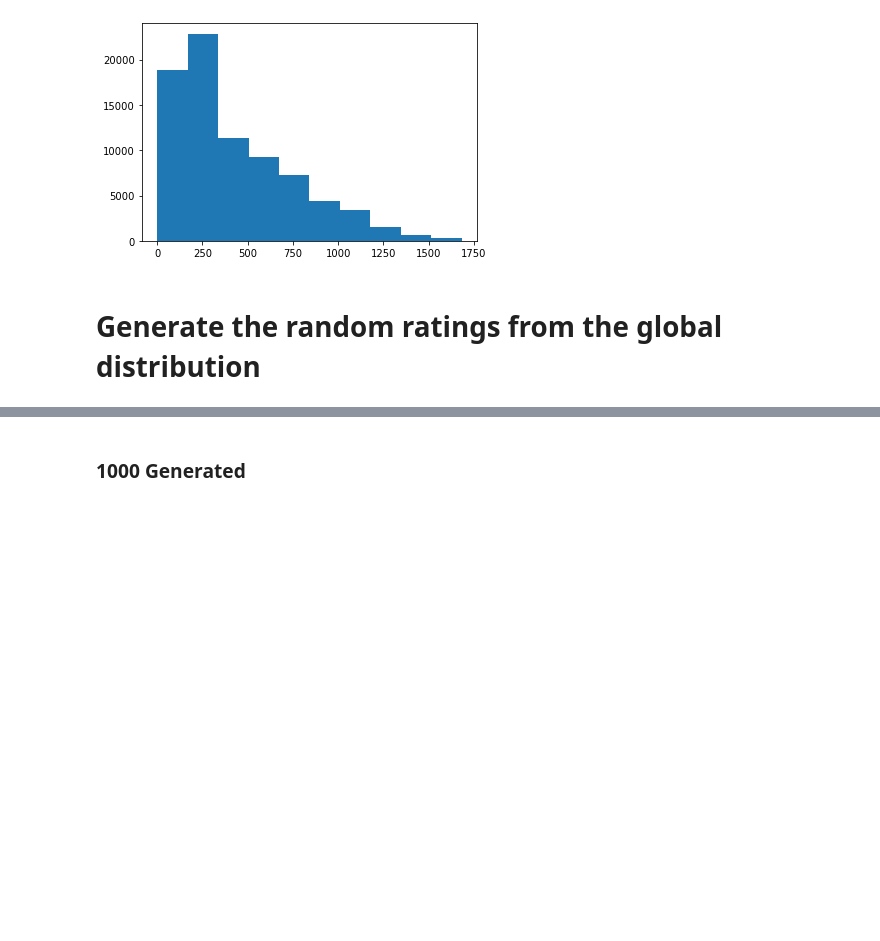
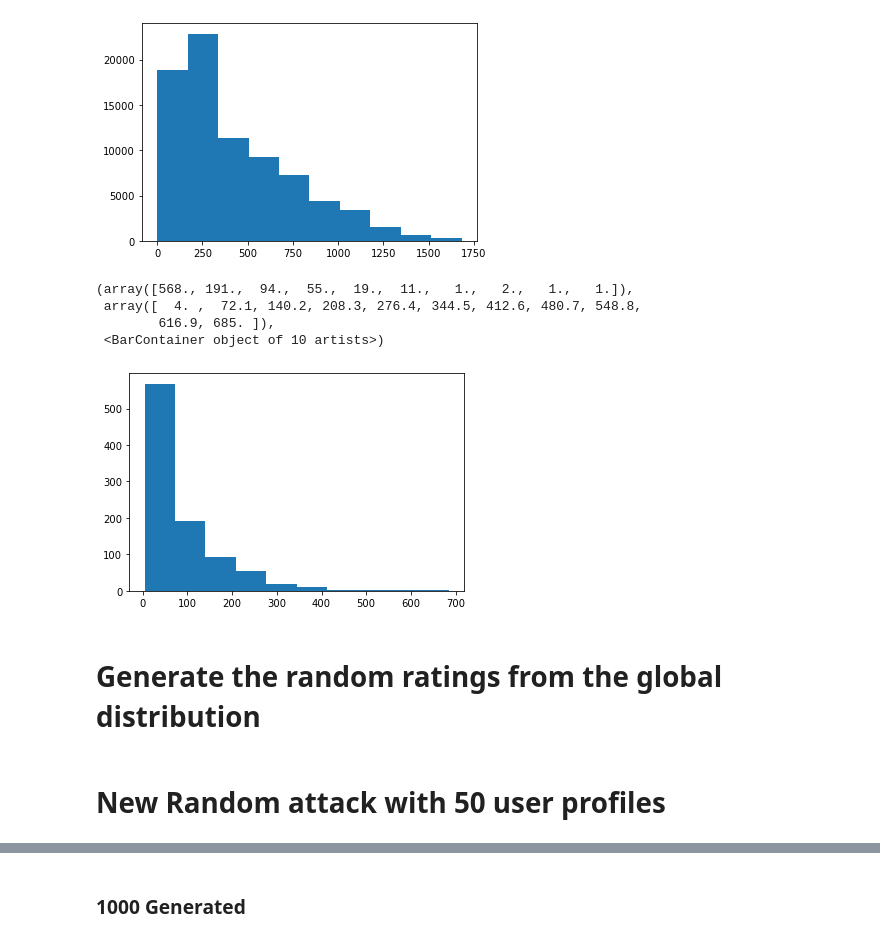
Before and after one commit to azhou5211/Recommender_Systems_and_Attacks, a Jupyter notebook: notebooks/Random.ipynb, the cells around one changed output, grey strips where cells are left out. Saved outputs shown, nothing was run; the diff lists cells and outputs as text; code cells hidden in the pictures; blank space fills up the shorter version.

Commit message:
updated random attacks for 50 user profiles

```diff
--- a/notebooks/Random.ipynb
+++ b/notebooks/Random.ipynb
@@ -31,9 +34,9 @@ schema_items = StructType([
     StructField("item_id", IntegerType(), False),
     StructField("movie", StringType(), False)])
 
-training = spark.read.option("sep", "\t").csv("../MovieLens.training", header=False, schema=schema_ratings)
-test = spark.read.option("sep", "\t").csv("MovieLens.test", header=False, schema=schema_ratings)
-items = spark.read.option("sep", "|").csv("MovieLens.item", header=False, schema=schema_items)
+training = spark.read.option("sep", "\t").csv("../data/MovieLens.training", header=False, schema=schema_ratings)
+test = spark.read.option("sep", "\t").csv("../data/MovieLens.test", header=False, schema=schema_ratings)
+items = spark.read.option("sep", "|").csv("../data/MovieLens.item", header=False, schema=schema_items)
 # %% [markdown]
 # Base Model
 # %%
@@ -111,5 +169,18 @@ plt.hist(movie.item_id)
         1.6820e+03]),
  <BarContainer object of 10 artists>)
 [figure]
+# %%
+# Distribution of number of ratings by users
+num_of_ratings = movie.groupby('user_id', as_index=False).agg({'rating':'count'}).rename(columns={'rating':'count'}).sort_values(by=['user_id'])
+#num_of_ratings['count']
+plt.hist(num_of_ratings['count'])
+# %% [output]
+(array([568., 191.,  94.,  55.,  19.,  11.,   1.,   2.,   1.,   1.]),
+ array([  4. ,  72.1, 140.2, 208.3, 276.4, 344.5, 412.6, 480.7, 548.8,
+        616.9, 685. ]),
+ <BarContainer object of 10 artists>)
+[figure, added]
 # %% [markdown]
 # Generate the random ratings from the global distribution
+# %% [markdown]
+# New Random attack with 50 user profiles
```
Also changed, not shown: parts of 41 cells of this notebook.
